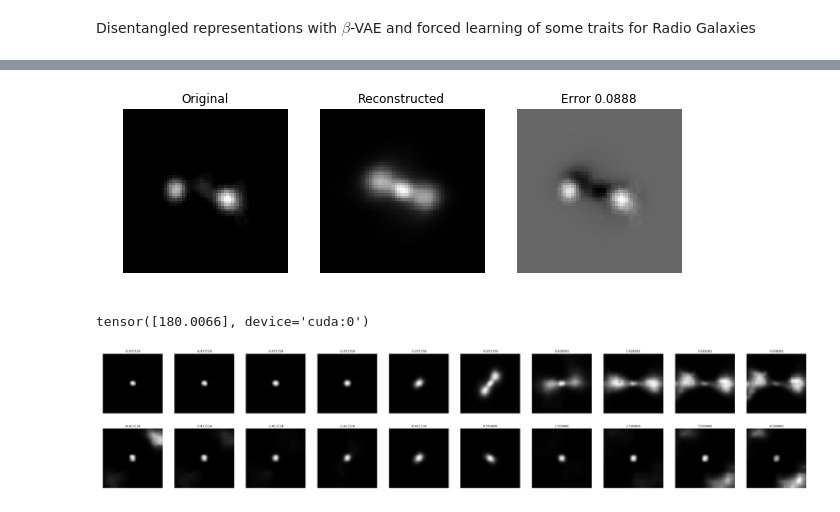
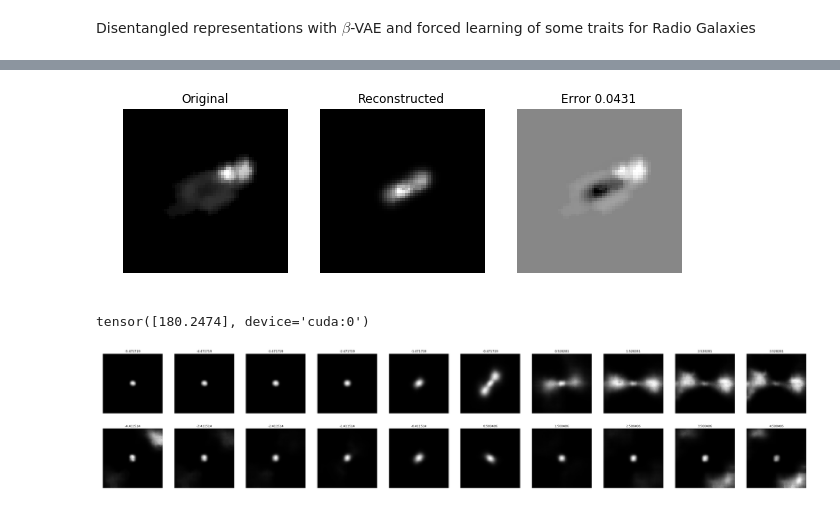
Before and after one commit to nottu/pytorch-autoencoder-tests, a Jupyter notebook: notebooks/B-VAE-Forced-Rotations.ipynb, the cells around one changed output, grey strips where cells are left out. Cells and saved outputs as stored; diff of their text form; code cells hidden in the pictures.

```diff
--- a/notebooks/B-VAE-Forced-Rotations.ipynb
+++ b/notebooks/B-VAE-Forced-Rotations.ipynb
@@ -33,4 +34,12 @@ from loss_funcs import B_VAE_Loss_cap
 # %%
-lrg_data_set   = LRG(use_kittler=True, n_aug=1,  blur=True, catalog_dir='catalog/mrt-table3.txt', file_dir='lrg')
-unlrg_data_set = LRG(use_kittler=True, n_aug=10, blur=True, catalog_dir='catalog/mrt-table4.txt', file_dir='unlrg')
+%%time
+data_path = '../data/'
+aug=10
+
+
+lrg_data_set   = LRG(use_kittler=True, n_aug=aug, blur=False, catalog_dir=data_path + 'catalog/mrt-table3.txt',
+                                                               file_dir=data_path + 'lrg')
+
+unlrg_data_set = LRG(use_kittler=True, n_aug=aug, blur=False, catalog_dir=data_path + 'catalog/mrt-table4.txt',
+                                                               file_dir=data_path + 'unlrg')
 # %% [output]
@@ -40,7 +51,7 @@ LRG:    14245/14245
 data_loader_lrg   = data.DataLoader(lrg_data_set,   batch_size=128, shuffle=False)
 data_loader_unlrg = data.DataLoader(unlrg_data_set, batch_size=64, shuffle=False)
 
-sample = iter(data_loader_unlrg).next()
+sample = iter(data_loader_lrg).next()
 # %%
 def rotate_tensor(input, angles):
     input = input.cpu()
@@ -112,7 +123,7 @@ def test_step(model, device, data_loader, optim, epoch, log_interval=5, learn_ro
     return loss
 # %%
 device = 'cuda'
-lt_dim = 2
+lt_dim = 8
 vae = RotVAE(lt_dim=lt_dim, k=[1, 64, 128, 128, 258, 256]).to(device)
 optimizer = Adam(vae.parameters(), lr=0.001, weight_decay=1E-5)
 # vae(sample[0].to(device))[1].shape
@@ -145,34 +163,34 @@ Train Epoch:  10 [ 100%]   Loss:  111.0115   R_Loss:  105.8015   Capacity:  4.50
 # %%
 torch.save(vae, 'b_vae_norot_unlrg_g{}_ld{}_epochs{}_cap{}'.format(gam, lt_dim, epochs, cap))
 # %%
-a = 15#6
+a = 56#6
 s, l = sample[0][a:a+1], sample[1][a:a+1]
 with torch.no_grad():
     e = vae.encode(s.to(device))[0]
     rot = torch.sigmoid(e[:,-1])
     d = vae.decode(e[:,:-1])
     s = rotate_tensor(s, rot)
 
 s_n = s.numpy() - s.numpy().min()
 
 f, ax = plt.subplots(1, 3, figsize=(10, 5))
 ax[0].imshow(s_n[0][0], cmap='gray')
 ax[1].imshow(d.cpu()[0][0], cmap='gray')
 ax[2].imshow(s_n[0][0] - d.cpu().numpy()[0][0], cmap='gray')
 bce = F.binary_cross_entropy(torch.FloatTensor(s_n[0][0]), d.cpu())
 
 ax[0].axis('off')
 ax[1].axis('off')
 ax[2].axis('off')
 
 ax[0].set_title('Original')
 ax[1].set_title('Reconstructed')
 ax[2].set_title('Error {:.4f}'.format(bce))
 plt.show()
 print(rot*360)
 # %% [output]
-[figure, old version]
+[figure, new version]
-tensor([180.0066], device='cuda:0')
+tensor([180.2474], device='cuda:0')
 # %%
 r = 10
 nimg = r * lt_dim
```
Also changed, not shown: parts of 4 cells of this notebook, 37 other files.
